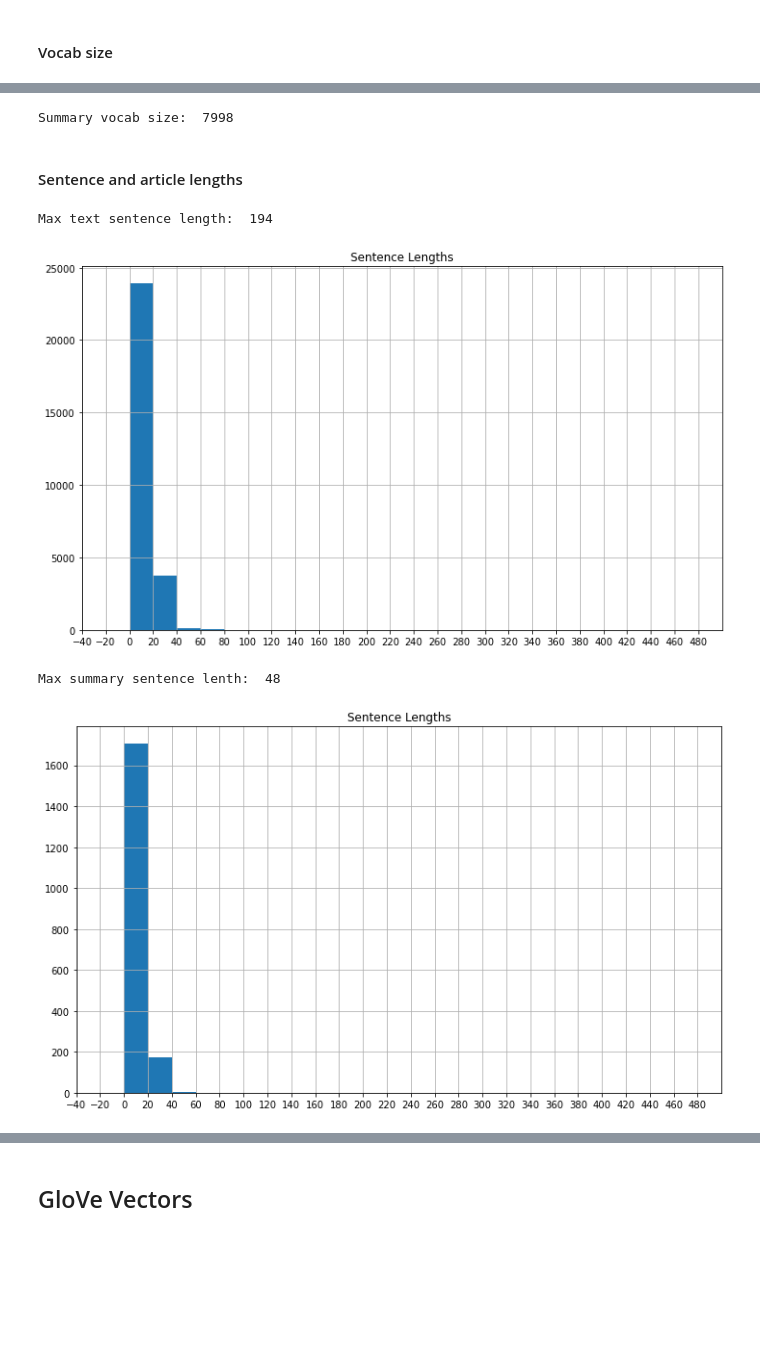
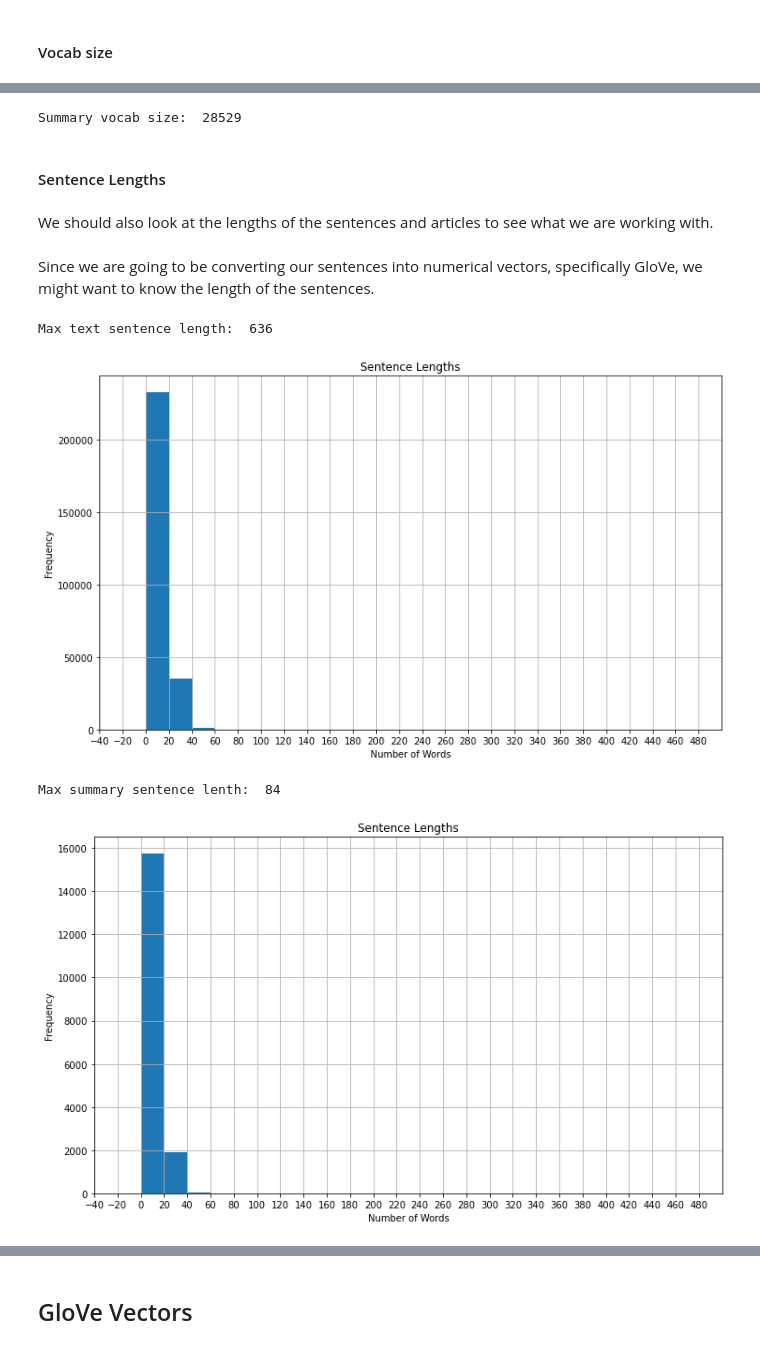
Before and after one commit to gilbert6wong/summarizer, a Jupyter notebook: summarizer.ipynb, the cells around one changed output, grey strips where cells are left out. Cells and saved outputs as stored; diff of their text form; code cells hidden in the pictures; blank space fills up the shorter version.

```diff
--- a/summarizer.ipynb
+++ b/summarizer.ipynb
@@ -40,0 +106,3 @@ df_valid = make_df(data_valid, 300)
+# %%
+# create the train dataframe
+df_train = make_df(data_train, 10000)
@@ -193,4 +324,7 @@ def clean(text):
 # %%
+# apply cleaing to each document
 train_text_cleaned = train_text.apply(clean)
 valid_text_cleaned = valid_text.apply(clean)
+train_summary_cleaned = train_summary.apply(clean)
+valid_summary_cleamed = valid_summary.apply(clean)
 # %%
@@ -229,7 +388,10 @@ summary_vocab_size = summary_word_count.nunique()
 # %%
+# print the unique word count
 print("Summary vocab size: ", summary_vocab_size)
 # %% [output]
-Summary vocab size:  7998
+Summary vocab size:  28529
 # %% [markdown]
-#### Sentence and article lengths
+#### Sentence Lengths
+# %% [markdown]
+We should also look at the lengths of the sentences and articles to see what we are working with.
 # %%
@@ -239,27 +405,35 @@ summary_sentence_lengths = [len(x.split()) for y in train_summary_cleaned for x
 summary_article_lengths = [len(y) for y in train_summary_cleaned]
+# %% [markdown]
+Since we are going to be converting our sentences into numerical vectors, specifically GloVe, we might want to know the length of the sentences.
 # %%
+# look at distribution of sentence lengths for articles
 print("Max text sentence length: ", max(text_sentence_lengths))
 
 plt.figure(figsize=(12,7))
 plt.hist(text_sentence_lengths, bins=range(-40,500,20))
 plt.grid()
 plt.title('Sentence Lengths')
+plt.xlabel('Number of Words')
+plt.ylabel('Frequency')
 plt.xticks(range(-40,500,20))
 plt.xlim(-40,500)
 plt.show()
 # %% [output]
-Max text sentence length:  194
+Max text sentence length:  636
-[figure, old version]
+[figure, new version]
 # %%
+# look at distribution of sentence lengths for summaries
 print("Max summary sentence lenth: ", max(summary_sentence_lengths))
 
 plt.figure(figsize=(12,7))
 plt.hist(summary_sentence_lengths, bins=range(-40,500,20))
 plt.grid()
 plt.title('Sentence Lengths')
+plt.xlabel('Number of Words')
+plt.ylabel('Frequency')
 plt.xticks(range(-40,500,20))
 plt.xlim(-40,500)
 plt.show()
 # %% [output]
-Max summary sentence lenth:  48
+Max summary sentence lenth:  84
-[figure, old version]
+[figure, new version]
```
Also changed, not shown: parts of 315 cells of this notebook, 4 other files.
